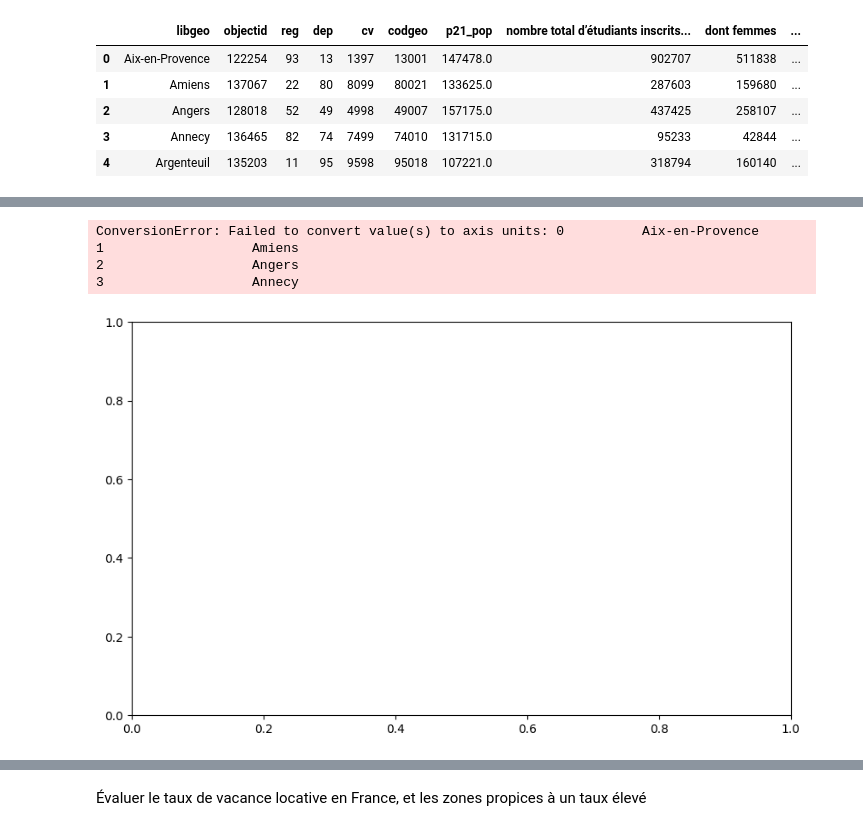
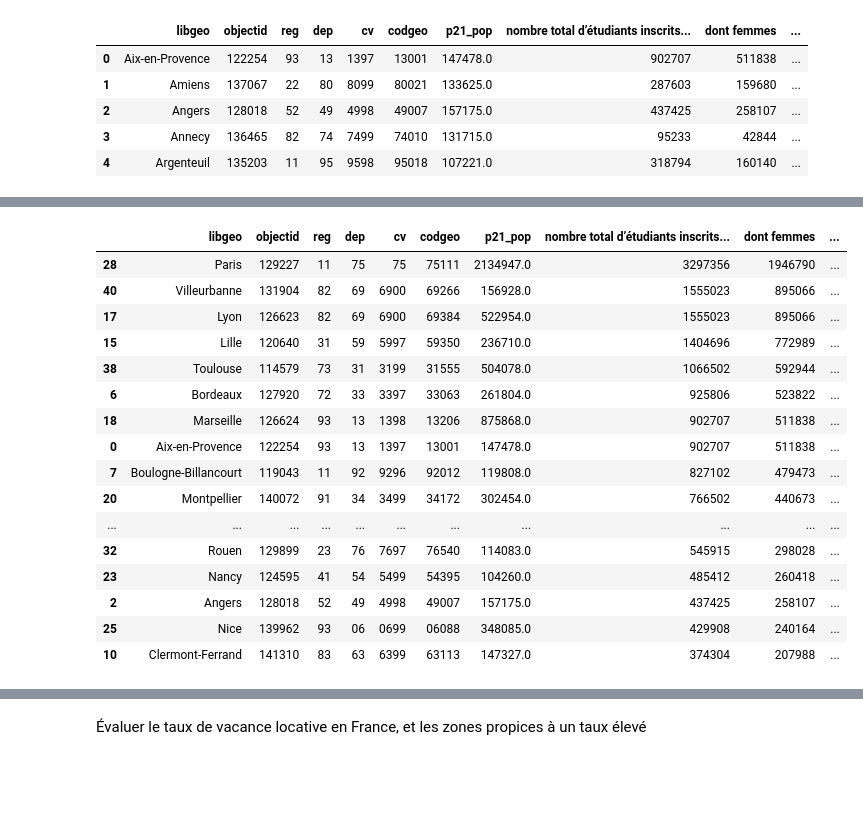
Before and after one commit to adam2504/Analyse_Donnees_Foncieres, a Jupyter notebook: notebook_adam.ipynb, the cells around one changed output, grey strips where cells are left out. Saved outputs shown, nothing was run; the diff lists cells and outputs as text; code cells hidden in the pictures; blank space fills up the shorter version.

```diff
--- a/notebook_adam.ipynb
+++ b/notebook_adam.ipynb
@@ -250,15 +244,30 @@ df_joined.sort_values(by='Densité étudiante', ascending=False)
-# %%
-# Exemple pour une colonne spécifique (remplacez 'colonne_x' par votre colonne, ex. 'p21_pop')
-plt.figure(figsize=(10, 6))  # Taille du graphique
-plt.hist(df_joined['Densité étudiante'], df_joined['libgeo'])  # Histogramme + densité KDE
-plt.title('Histogramme avec courbe de densité pour la colonne X')
-plt.xlabel('Valeurs de la colonne X')
-plt.ylabel('Fréquence / Densité')
-plt.grid(True)
-plt.show()
-# %% [output]
-ConversionError: Failed to convert value(s) to axis units: 0          Aix-en-Provence
-1                   Amiens
-2                   Angers
-3                   Annecy
-[figure, removed]
+# %%
+df_top_students = df_joined.sort_values(
+    by='nombre total d’étudiants inscrits hors doubles inscriptions université/CPGE',
+    ascending=False
+).head(20)
+
+df_top_density = df_joined.sort_values(
+    by='Densité étudiante',
+    ascending=False
+).head(20)
+
+df_top_students
+# %% [output]
+|  | libgeo | objectid | reg | dep | cv | codgeo | p21_pop | nombre total d’étudiants inscrits... | dont femmes | ... |
+| 28 | Paris | 129227 | 11 | 75 | 75 | 75111 | 2134947.0 | 3297356 | 1946790 | ... |
+| 40 | Villeurbanne | 131904 | 82 | 69 | 6900 | 69266 | 156928.0 | 1555023 | 895066 | ... |
+| 17 | Lyon | 126623 | 82 | 69 | 6900 | 69384 | 522954.0 | 1555023 | 895066 | ... |
+| 15 | Lille | 120640 | 31 | 59 | 5997 | 59350 | 236710.0 | 1404696 | 772989 | ... |
+| 38 | Toulouse | 114579 | 73 | 31 | 3199 | 31555 | 504078.0 | 1066502 | 592944 | ... |
+| 6 | Bordeaux | 127920 | 72 | 33 | 3397 | 33063 | 261804.0 | 925806 | 523822 | ... |
+| 18 | Marseille | 126624 | 93 | 13 | 1398 | 13206 | 875868.0 | 902707 | 511838 | ... |
+| 0 | Aix-en-Provence | 122254 | 93 | 13 | 1397 | 13001 | 147478.0 | 902707 | 511838 | ... |
+| 7 | Boulogne-Billancourt | 119043 | 11 | 92 | 9296 | 92012 | 119808.0 | 827102 | 479473 | ... |
+| 20 | Montpellier | 140072 | 91 | 34 | 3499 | 34172 | 302454.0 | 766502 | 440673 | ... |
+| ... | ... | ... | ... | ... | ... | ... | ... | ... | ... | ... |
+| 32 | Rouen | 129899 | 23 | 76 | 7697 | 76540 | 114083.0 | 545915 | 298028 | ... |
+| 23 | Nancy | 124595 | 41 | 54 | 5499 | 54395 | 104260.0 | 485412 | 260418 | ... |
+| 2 | Angers | 128018 | 52 | 49 | 4998 | 49007 | 157175.0 | 437425 | 258107 | ... |
+| 25 | Nice | 139962 | 93 | 06 | 0699 | 06088 | 348085.0 | 429908 | 240164 | ... |
+| 10 | Clermont-Ferrand | 141310 | 83 | 63 | 6399 | 63113 | 147327.0 | 374304 | 207988 | ... |
```
Also changed, not shown: parts of 5 cells of this notebook.
